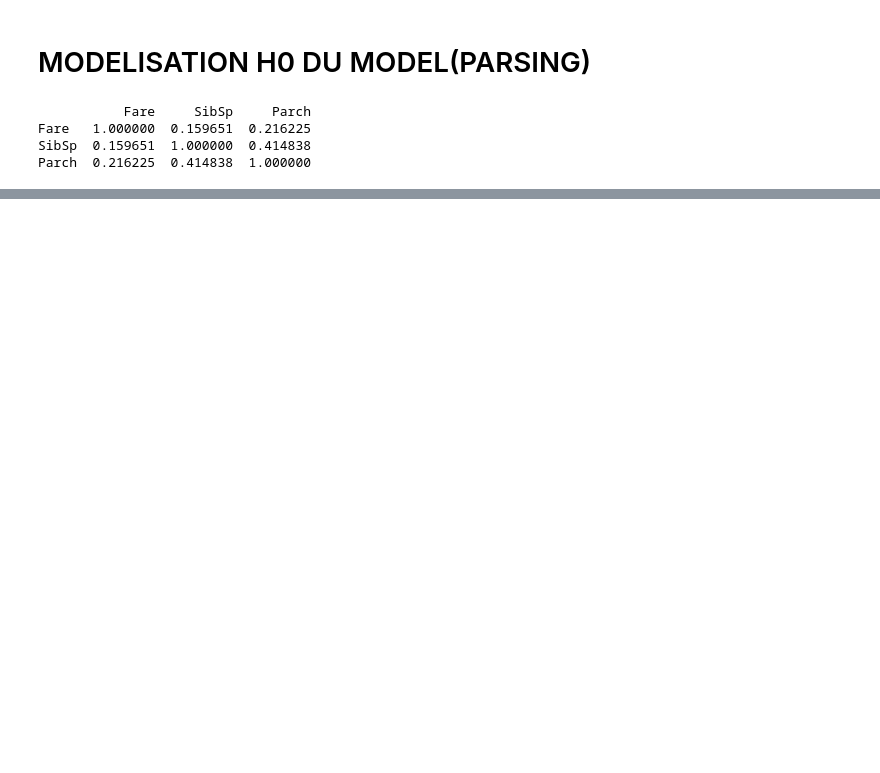
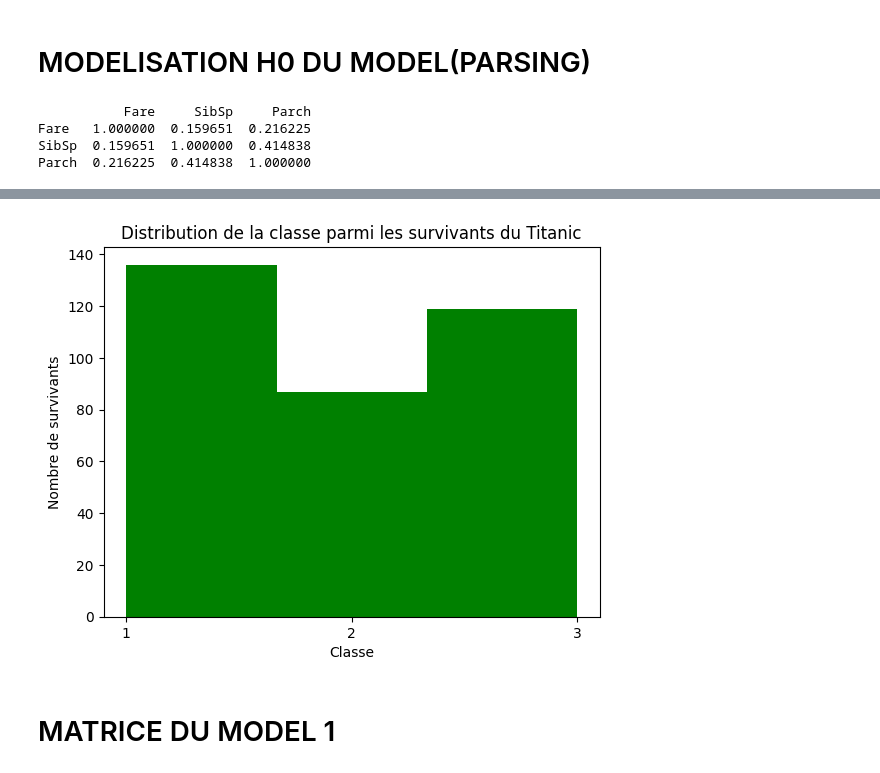
Before and after one commit to compo90/projet_titanic, a Jupyter notebook: titanic1.ipynb, the cells around one changed output, grey strips where cells are left out. Saved outputs shown, nothing was run; the diff lists cells and outputs as text; code cells hidden in the pictures; blank space fills up the shorter version.

```diff
--- a/titanic1.ipynb
+++ b/titanic1.ipynb
@@ -124,0 +187,17 @@ Name: Survived, Length: 891, dtype: int64
+# %%
+
+
+# Filtrer les données des survivants
+survived = train[train.Survived == 1]
+
+# Tracer l'histogramme de la classe parmi les survivants
+plt.hist(survived['Pclass'], bins=3, color='g')  # Utilisation de 3 bins car il y a 3 classes possibles
+plt.xlabel('Classe')
+plt.ylabel('Nombre de survivants')
+plt.title('Distribution de la classe parmi les survivants du Titanic')
+plt.xticks([1, 2, 3])  # Étiquettes pour les classes
+plt.show()
+# %% [output]
+[figure, added]
+# %% [markdown]
+# MATRICE DU MODEL 1
```
Also changed, not shown: parts of 11 cells of this notebook.
